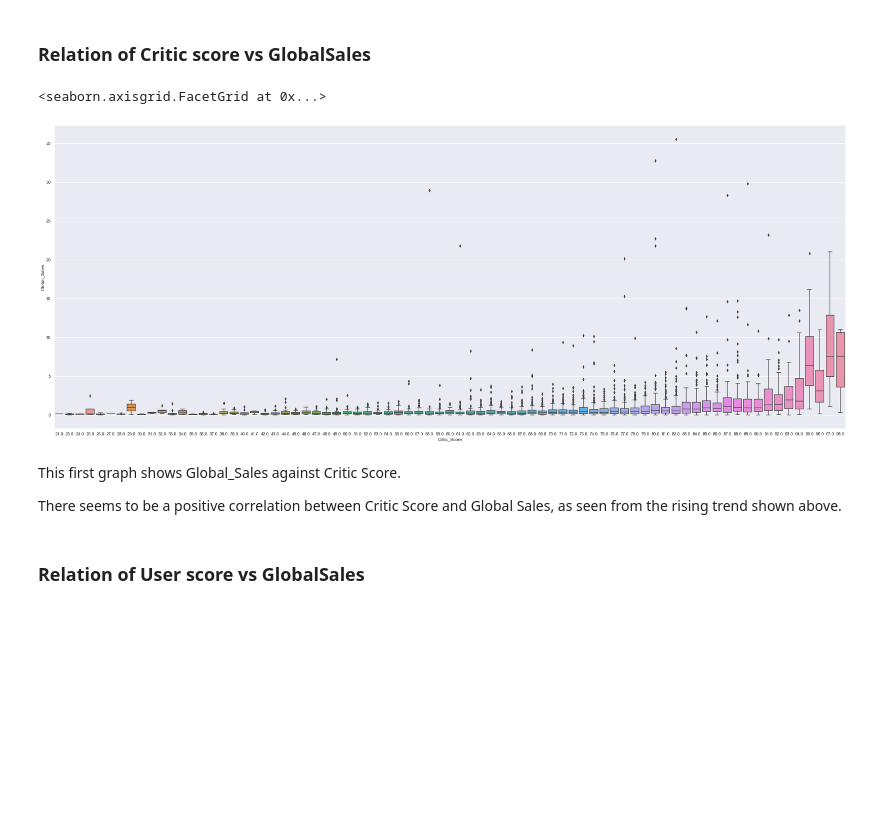
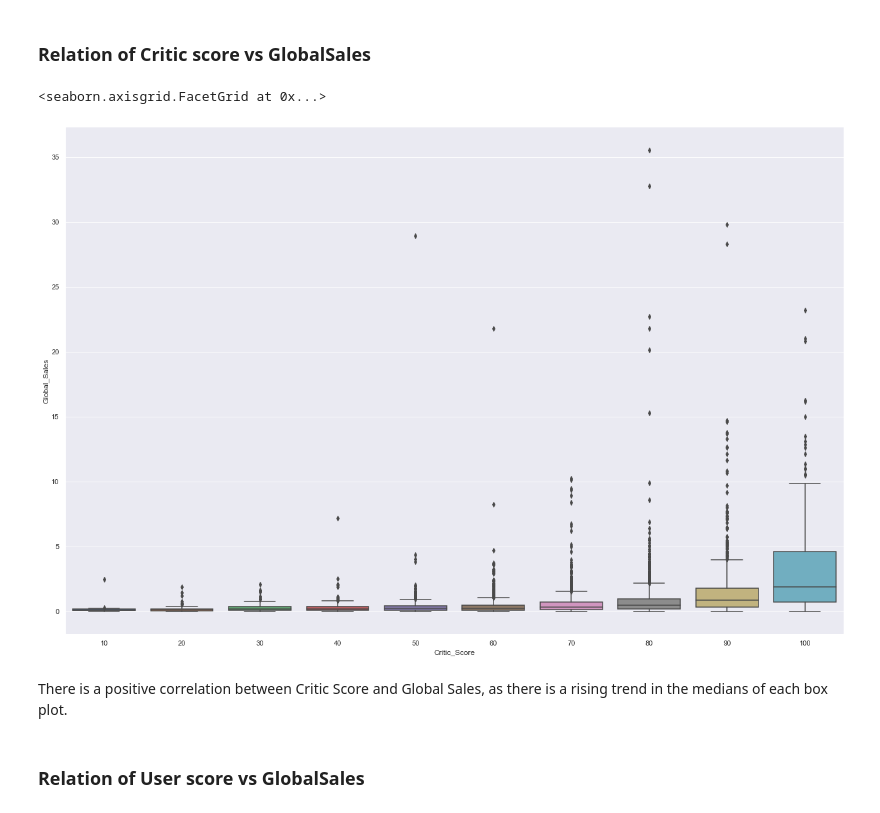
Before and after one commit to dihcuierc/Game_Analysis, a Jupyter notebook: NoteBooks/2. Data Visual.ipynb, the cells around one changed output. Cells and saved outputs as stored; diff of their text form; code cells hidden in the pictures; blank space fills up the shorter version.

```diff
--- a/NoteBooks/2. Data Visual.ipynb
+++ b/NoteBooks/2. Data Visual.ipynb
@@ -72,14 +72,14 @@ This graph shows the distribution of games have been released from 1985 to 2016,
 # %% [markdown]
 ### Relation of Critic score vs GlobalSales
 # %%
-sb.catplot(x="Critic_Score", y="Global_Sales", kind="box",height=12, aspect= 2.5, data=mainData)
+critic = pd.DataFrame(mainData[["Critic_Score", 'Global_Sales']])
+critic.Critic_Score = pd.cut(critic.Critic_Score, bins=10, labels=['10', '20', '30', '40', '50', '60','70', '80', '90', '100'])
+sb.catplot(x="Critic_Score", y="Global_Sales", kind="box",height=12, aspect= 1.5, data=critic)
 # %% [output]
 <seaborn.axisgrid.FacetGrid at 0x...>
-[figure, old version]
+[figure, new version]
 # %% [markdown]
-This first graph shows Global_Sales against Critic Score.
-
-There seems to be a positive correlation between Critic Score and Global Sales, as seen from the rising trend shown above.
+There is a positive correlation between Critic Score and Global Sales, as there is a rising trend in the medians of each box plot.
 # %% [markdown]
 ### Relation of User score vs GlobalSales
 # %%
```
Also changed, not shown: parts of 2 cells of this notebook, 1 other file.
